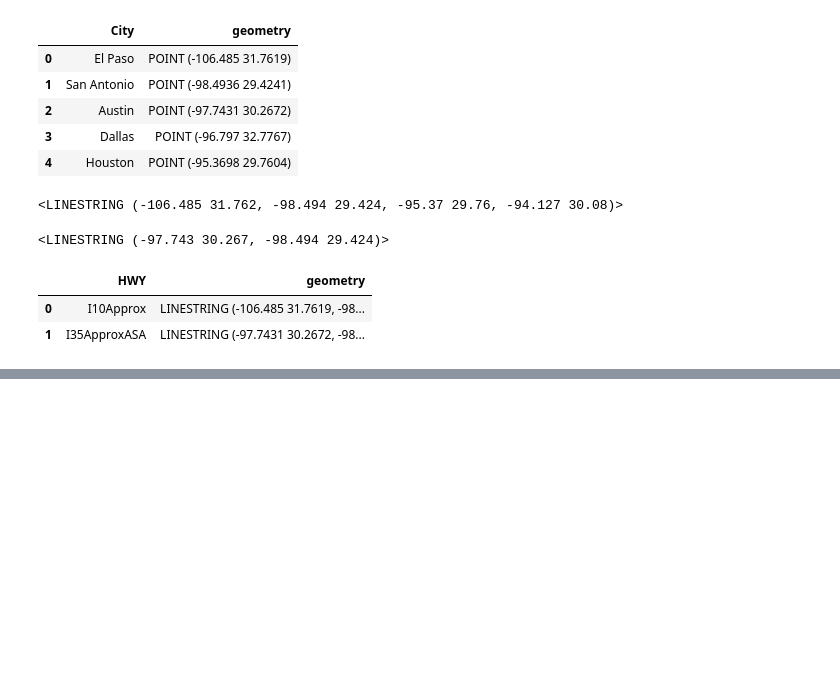
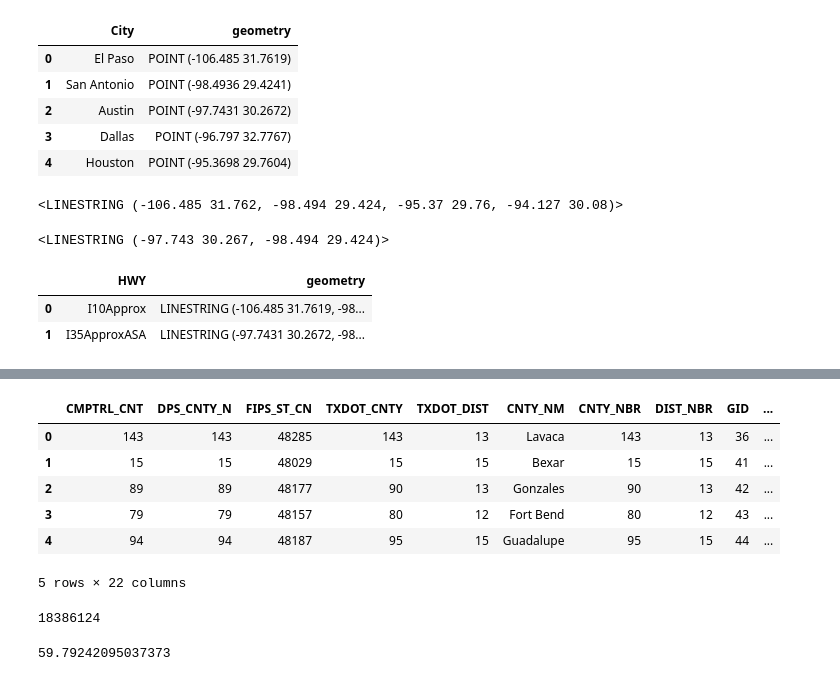
Before and after one commit to shaseevarajan/GIS-Apps-in-Engineering, a Jupyter notebook: Shaseevarajan Sivanantharajah/Assignment 5.ipynb, the cells around one changed output, grey strips where cells are left out. Saved outputs shown, nothing was run; the diff lists cells and outputs as text; code cells hidden in the pictures; blank space fills up the shorter version.

```diff
--- a/Shaseevarajan Sivanantharajah/Assignment 5.ipynb
+++ b/Shaseevarajan Sivanantharajah/Assignment 5.ipynb
@@ -120,0 +179,21 @@ plt.show
+# %%
+TXcntpop = gpd.read_file("Assignment5.gpkg")
+TXcntpop.head()
+# %% [output]
+|  | CMPTRL_CNT | DPS_CNTY_N | FIPS_ST_CN | TXDOT_CNTY | TXDOT_DIST | CNTY_NM | CNTY_NBR | DIST_NBR | GID | ... |
+| 0 | 143 | 143 | 48285 | 143 | 13 | Lavaca | 143 | 13 | 36 | ... |
+| 1 | 15 | 15 | 48029 | 15 | 15 | Bexar | 15 | 15 | 41 | ... |
+| 2 | 89 | 89 | 48177 | 90 | 13 | Gonzales | 90 | 13 | 42 | ... |
+| 3 | 79 | 79 | 48157 | 80 | 12 | Fort Bend | 80 | 12 | 43 | ... |
+| 4 | 94 | 94 | 48187 | 95 | 15 | Guadalupe | 95 | 15 | 44 | ... |
+5 rows × 22 columns
+# %%
+TXcntpopy= np.sum(pd.to_numeric(TXcntpop.jan1_2024_pop_est))
+TXcntpopy
+# %% [output]
+18386124
+# %%
+Ratio = 100*TXcntpopy/Totpop
+Ratio
+# %% [output]
+59.79242095037373
```
Also changed, not shown: parts of 14 cells of this notebook.
